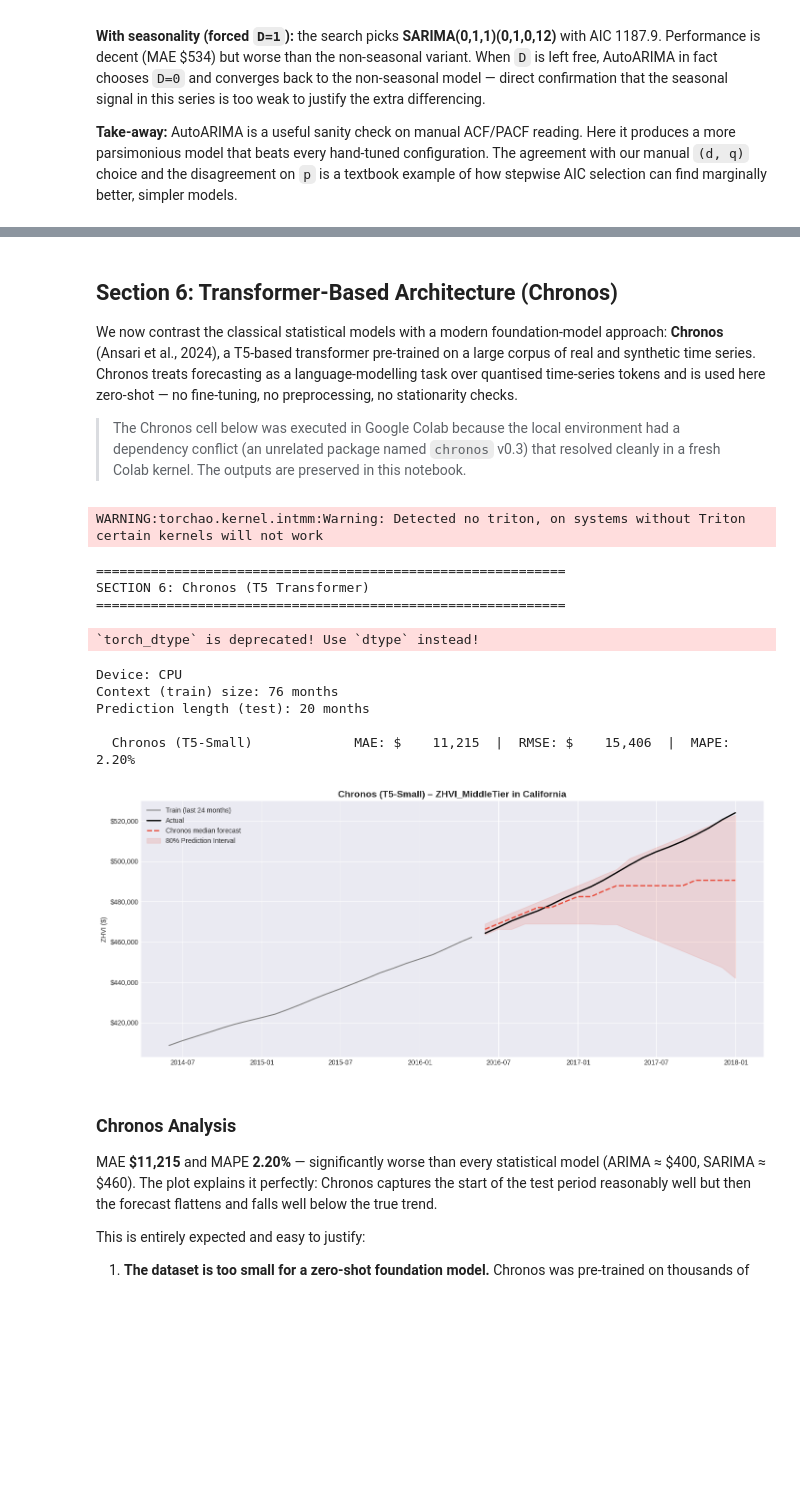
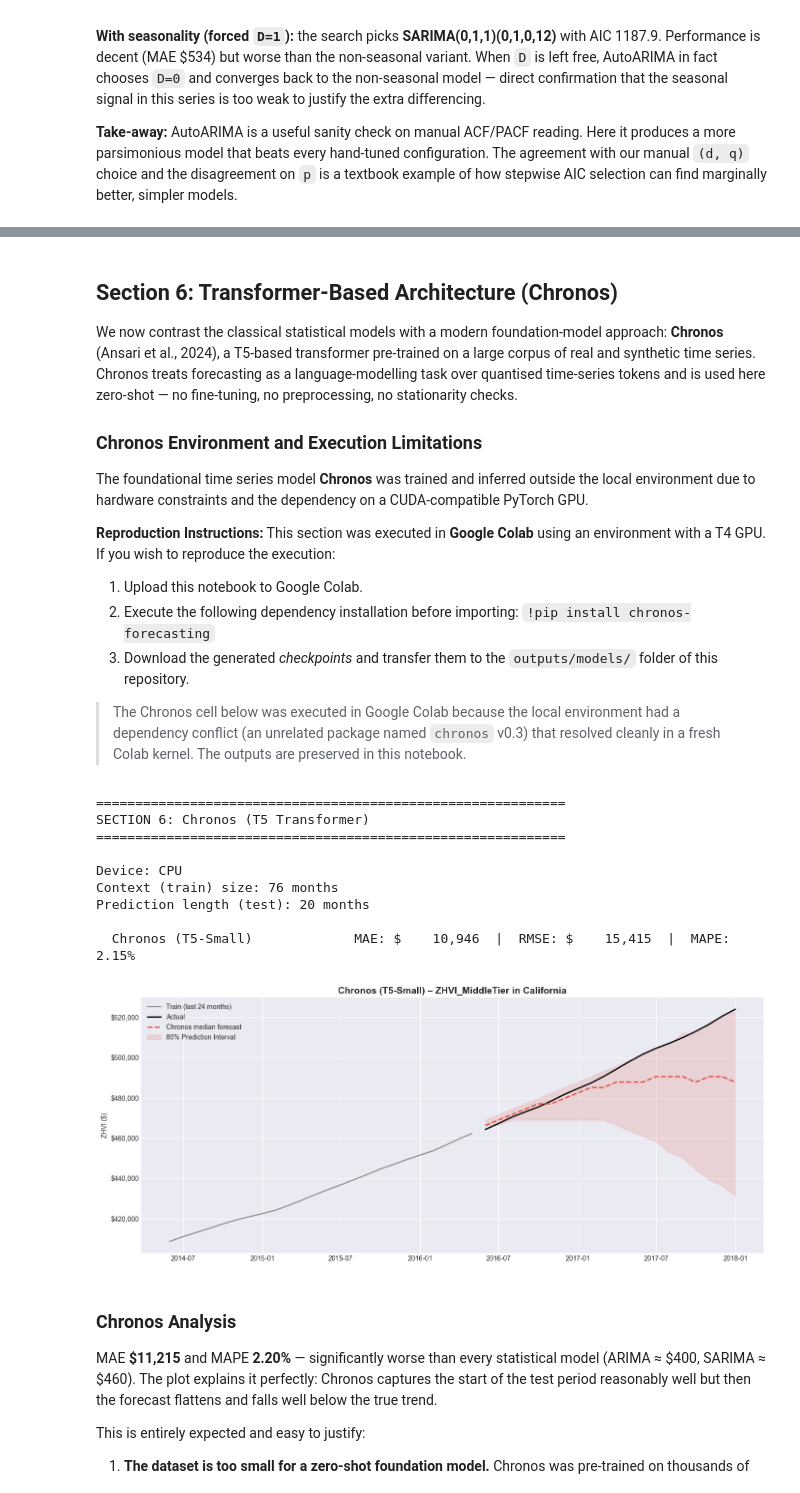
Before and after one commit to asier-larrazabal/HousePricePrediction, a Jupyter notebook: 00_Analysis.ipynb, the cells around one changed output, grey strips where cells are left out. Saved outputs shown, nothing was run; the diff lists cells and outputs as text; code cells hidden in the pictures; blank space fills up the shorter version.

```diff
--- a/00_Analysis.ipynb
+++ b/00_Analysis.ipynb
@@ -544,6 +586,9 @@ plt.suptitle(f'ARIMA Models – {target_col} in {state_to_analyze}',
              fontsize=14, fontweight='bold')
 plt.tight_layout()
 plt.show()
+dict_predictions["ARIMA(1,2,1)"] = preds_1
+dict_predictions["ARIMA(2,2,1)"] = preds_2
+dict_predictions["ARIMA(1,2,1) + Naive Seasonal"] = preds_3[:min_len]
 # %% [output]
 ============================================================
 SECTION 3: ARIMA
@@ -663,6 +772,8 @@ plt.suptitle(f'SARIMA Models – {target_col} in {state_to_analyze}',
              fontsize=14, fontweight='bold')
 plt.tight_layout()
 plt.show()
+dict_predictions["SARIMA(1,2,1)(1,1,1,12)"] = preds_s1
+dict_predictions["SARIMA(1,2,1)(0,1,1,12)"] = preds_s2
 # %% [output]
 ============================================================
 SECTION 4: SARIMA
@@ -718,27 +894,26 @@ print(f"Train: {train.index.min().date()} → {train.index.max().date()} ({len(t
 print(f"Test:  {test.index.min().date()}  → {test.index.max().date()}  ({len(test)} months)\n")
 
 # Helper: rolling forecast with exogenous variable
-def sarimax_rolling_forecast(train_series, test_series,
-                              train_exog, test_exog,
-                              order, seasonal_order):
-    history_y    = list(train_series)
-    history_exog = list(train_exog)
-    predictions  = []
+def sarimax_rolling_forecast(train_series, test_series, train_exog, test_exog, order, seasonal_order=None):
+    history_y = train_series.copy()
+    history_exog = train_exog.copy()
+    predictions = []
 
     for t in range(len(test_series)):
-        model = SARIMAX(history_y,
-                        exog=history_exog,
-                        order=order,
-                        seasonal_order=seasonal_order,
-                        enforce_stationarity=False,
-                        enforce_invertibility=False)
+        model = SARIMAX(history_y, exog=history_exog, order=order, seasonal_order=seasonal_order,
+                        enforce_stationarity=False, enforce_invertibility=False)
         result = model.fit(disp=False)
-        # Use true future exog value (oracle assumption)
-        next_exog = [[test_exog.iloc[t]]]
-        yhat = result.forecast(steps=1, exog=next_exog)[0]
+
+        next_exog = test_exog.iloc[[t]]
+        yhat = result.forecast(steps=1, exog=pd.DataFrame(next_exog))[0]
         predictions.append(yhat)
-        history_y.append(test_series.iloc[t])
-        history_exog.append(test_exog.iloc[t])
+
+        current_date = test_series.index[t]
+        new_y = pd.Series([test_series.iloc[t]], index=[current_date])
+        new_exog = pd.Series([test_exog.iloc[t]], index=[current_date])
+
+        history_y = pd.concat([history_y, new_y])
+        history_exog = pd.concat([history_exog, new_exog])
 
     return predictions
 
@@ -798,6 +973,8 @@ plt.suptitle(f'SARIMAX Models – {target_col} in {state_to_analyze}',
              fontsize=14, fontweight='bold')
 plt.tight_layout()
 plt.show()
+dict_predictions["SARIMAX(1,2,1)(1,1,1,12)"] = preds_sx1
+dict_predictions["ARIMAX(1,2,1)"] = preds_sx2
 # %% [output]
 ============================================================
 SECTION 5: SARIMAX
@@ -903,6 +1116,7 @@ plt.suptitle(f'AutoARIMA Models – {target_col} in {state_to_analyze}',
              fontsize=14, fontweight='bold')
 plt.tight_layout()
 plt.show()
+dict_predictions["AutoARIMA (no seasonality)"] = preds_auto_ns
 # %% [output]
 ============================================================
 SECTION 5b: AutoARIMA
@@ -935,6 +1152,17 @@ SECTION 5b: AutoARIMA
 
 We now contrast the classical statistical models with a modern foundation-model approach: **Chronos** (Ansari et al., 2024), a T5-based transformer pre-trained on a large corpus of real and synthetic time series. Chronos treats forecasting as a language-modelling task over quantised time-series tokens and is used here zero-shot — no fine-tuning, no preprocessing, no stationarity checks.
 
+### Chronos Environment and Execution Limitations
+The foundational time series model **Chronos** was trained and inferred outside the local environment due to hardware constraints and the dependency on a CUDA-compatible PyTorch GPU.
+
+**Reproduction Instructions:**
+This section was executed in **Google Colab** using an environment with a T4 GPU.
+If you wish to reproduce the execution:
+1. Upload this notebook to Google Colab.
+2. Execute the following dependency installation before importing:
+   `!pip install chronos-forecasting`
+3. Download the generated *checkpoints* and transfer them to the `outputs/models/` folder of this repository.
+
 > The Chronos cell below was executed in Google Colab because the local environment had a dependency conflict (an unrelated package named `chronos` v0.3) that resolved cleanly in a fresh Colab kernel. The outputs are preserved in this notebook.
 # %%
 # ============================================================
@@ -998,44 +1226,44 @@ high_90 = forecast_samples[0].quantile(0.90, dim=0).numpy()
 
 # --- Metrics ---
 actual = test[target_col].values
 mae_chronos  = mean_absolute_error(actual, median_forecast)
 rmse_chronos = np.sqrt(mean_squared_error(actual, median_forecast))
 mape_chronos = np.mean(np.abs((actual - median_forecast) / actual)) * 100
 
 print(f"  {'Chronos (T5-Small)':<30} MAE: ${mae_chronos:>10,.0f}  |  "
       f"RMSE: ${rmse_chronos:>10,.0f}  |  MAPE: {mape_chronos:.2f}%")
 
 # --- Plot ---
 fig, ax = plt.subplots(figsize=(14, 6))
 
 ax.plot(train.index[-24:], train[target_col].iloc[-24:],
         color='grey', linewidth=1.5, label='Train (last 24 months)')
 ax.plot(test.index, actual,
         color='black', linewidth=2, label='Actual')
 ax.plot(test.index, median_forecast,
         color='#e74c3c', linewidth=2, linestyle='--', label='Chronos median forecast')
 ax.fill_between(test.index, low_10, high_90,
                 color='#e74c3c', alpha=0.15, label='80% Prediction Interval')
 
 ax.set_title(f'Chronos (T5-Small) – {target_col} in {state_to_analyze}',
              fontsize=14, fontweight='bold')
 ax.set_ylabel('ZHVI ($)')
 ax.yaxis.set_major_formatter(plt.FuncFormatter(lambda x, _: f'${x:,.0f}'))
 ax.legend()
 plt.tight_layout()
 plt.show()
+dict_predictions["Chronos T5-Small"] = median_forecast
 # %% [output]
-WARNING:torchao.kernel.intmm:Warning: Detected no triton, on systems without Triton certain kernels will not work
+============================================================
+SECTION 6: Chronos (T5 Transformer)
+============================================================
+
+Device: CPU
+Context (train) size: 76 months
+Prediction length (test): 20 months
+
+  Chronos (T5-Small)             MAE: $    10,946  |  RMSE: $    15,415  |  MAPE: 2.15%
-============================================================
-SECTION 6: Chronos (T5 Transformer)
-============================================================
-`torch_dtype` is deprecated! Use `dtype` instead!
-Device: CPU
-Context (train) size: 76 months
-Prediction length (test): 20 months
-
-  Chronos (T5-Small)             MAE: $    11,215  |  RMSE: $    15,406  |  MAPE: 2.20%
-[figure, old version]
+[figure, new version]
 # %% [markdown]
 ### Chronos Analysis
 
```
Also changed, not shown: parts of 15 cells of this notebook, 6 other files.
